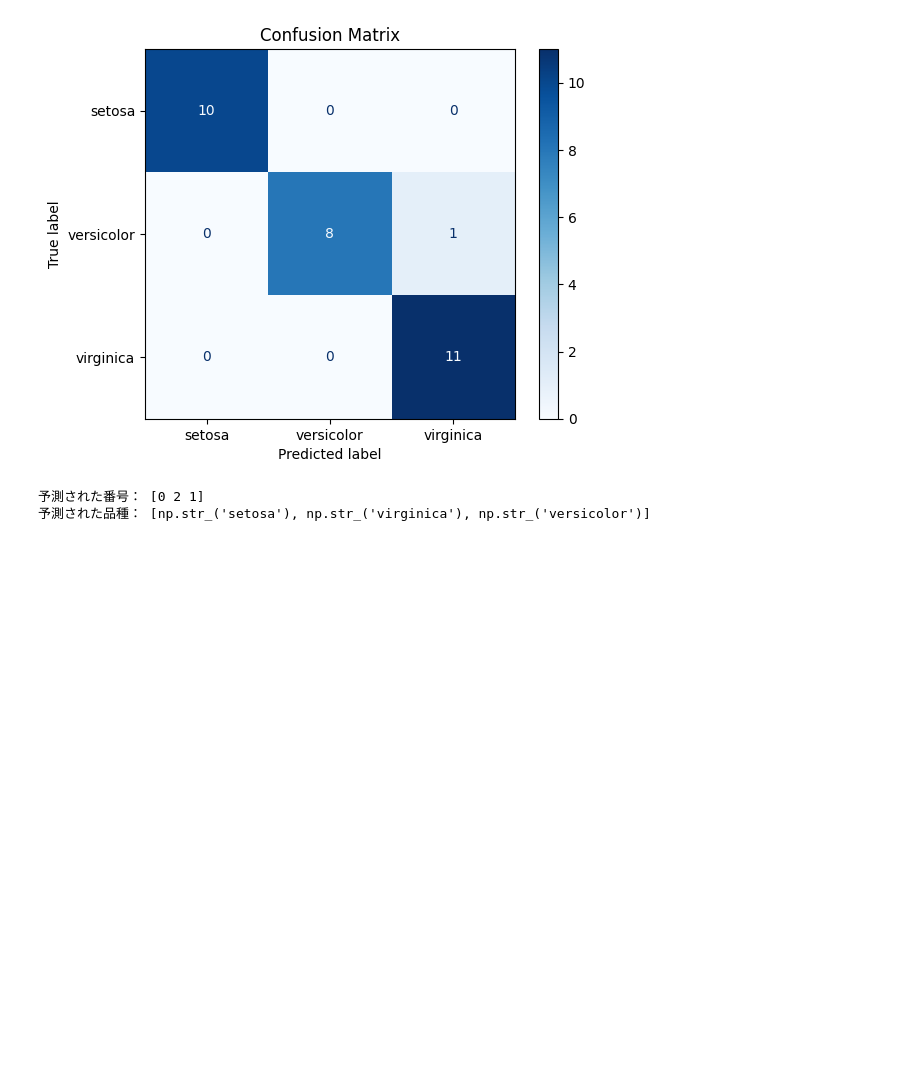
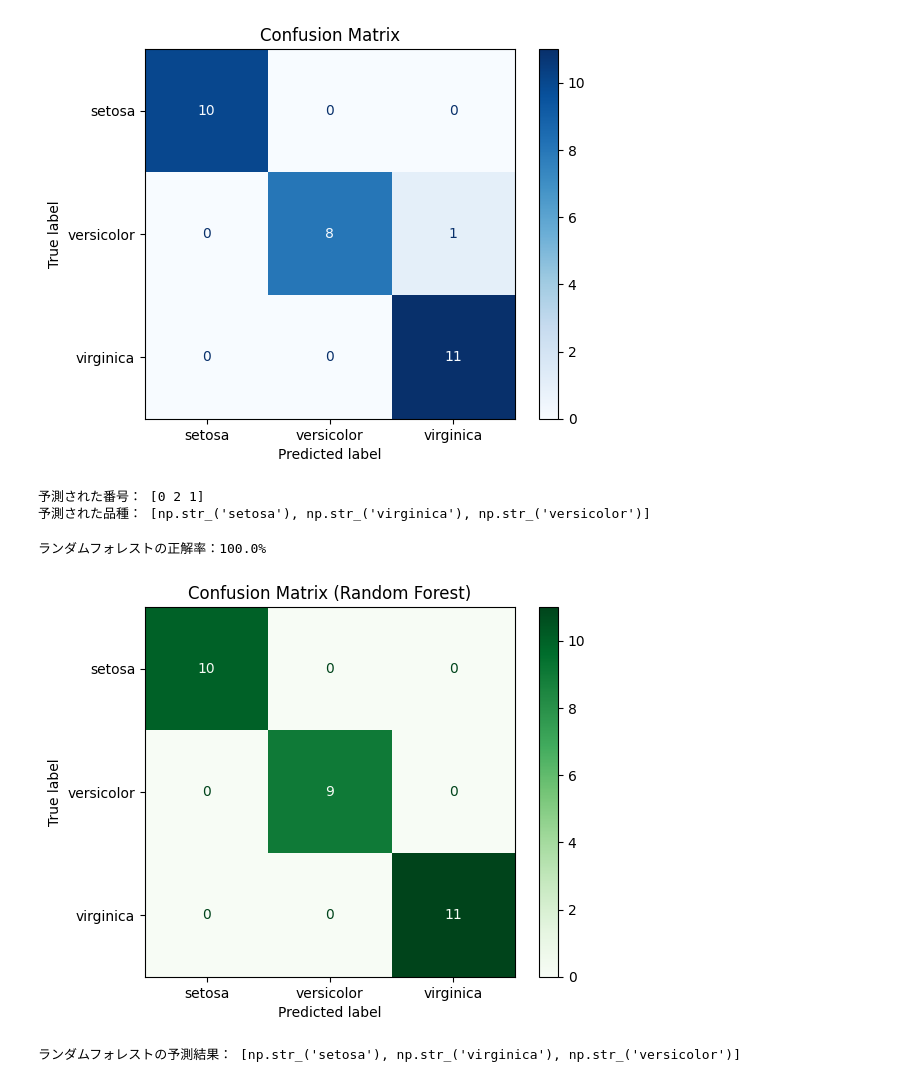
Before and after one commit to bang-prog/MachineLearning_training, a Jupyter notebook: iris.ipynb, the cells around one changed output. Cells and saved outputs as stored; diff of their text form; code cells hidden in the pictures; blank space fills up the shorter version.

```diff
--- a/iris.ipynb
+++ b/iris.ipynb
@@ -105,3 +105,63 @@ print("予測された品種：", predicted_species)
 # %% [output]
 予測された番号： [0 2 1]
 予測された品種： [np.str_('setosa'), np.str_('virginica'), np.str_('versicolor')]
+# %%
+from sklearn.ensemble import RandomForestClassifier
+from sklearn.metrics import accuracy_score
+
+#ランダムフォレストのモデルを作ります（n_estimators=100 で「100本の木」を作ると指定）
+rf_model = RandomForestClassifier(n_estimators=100, random_state=42)
+
+#AIに学習させます
+rf_model.fit(x_train, y_train)
+
+#テストデータを使って予測させます
+y_rf_pred = rf_model.predict(x_test)
+
+#正解率を計算して表示します
+rf_accuracy = accuracy_score(y_test, y_rf_pred)
+print(f"ランダムフォレストの正解率：{rf_accuracy * 100:.1f}%")
+# %% [output]
+ランダムフォレストの正解率：100.0%
+# %%
+import matplotlib.pyplot as plt
+from sklearn.metrics import ConfusionMatrixDisplay, confusion_matrix
+
+#ランダムフォレストの混同行列を計算
+cm_rf = confusion_matrix(y_test, y_rf_pred)
+
+#グラフの準備
+disp_rf = ConfusionMatrixDisplay(
+    confusion_matrix=cm_rf, display_labels=iris.target_names
+)
+
+#描画（今回は緑ベースの色合いにしてみましょう）
+disp_rf.plot(cmap=plt.cm.Greens)
+plt.title("Confusion Matrix (Random Forest)")
+plt.show()
+# %% [output]
+[figure, added]
+# %%
+import numpy as np
+
+# 昨日測った新しいアヤメのデータ
+new_flowers = np.array(
+    [
+        [5.1, 3.5, 1.4, 0.2],  # アヤメA
+        [6.5, 3.0, 5.2, 2.0],  # アヤメB
+        [5.9, 3.0, 4.2, 1.5],  # アヤメC
+    ]
+)
+
+# 【ここを記述！】新しく作った「rf_model」を使って予測させてください
+predictions_rf = rf_model.predict(new_flowers)
+
+# 人間に読める名前に変換して表示
+predicted_species_rf = []
+for p in predictions_rf:
+    name = iris.target_names[p]
+    predicted_species_rf.append(name)
+
+print("ランダムフォレストの予測結果：", predicted_species_rf)
+# %% [output]
+ランダムフォレストの予測結果： [np.str_('setosa'), np.str_('virginica'), np.str_('versicolor')]
```
